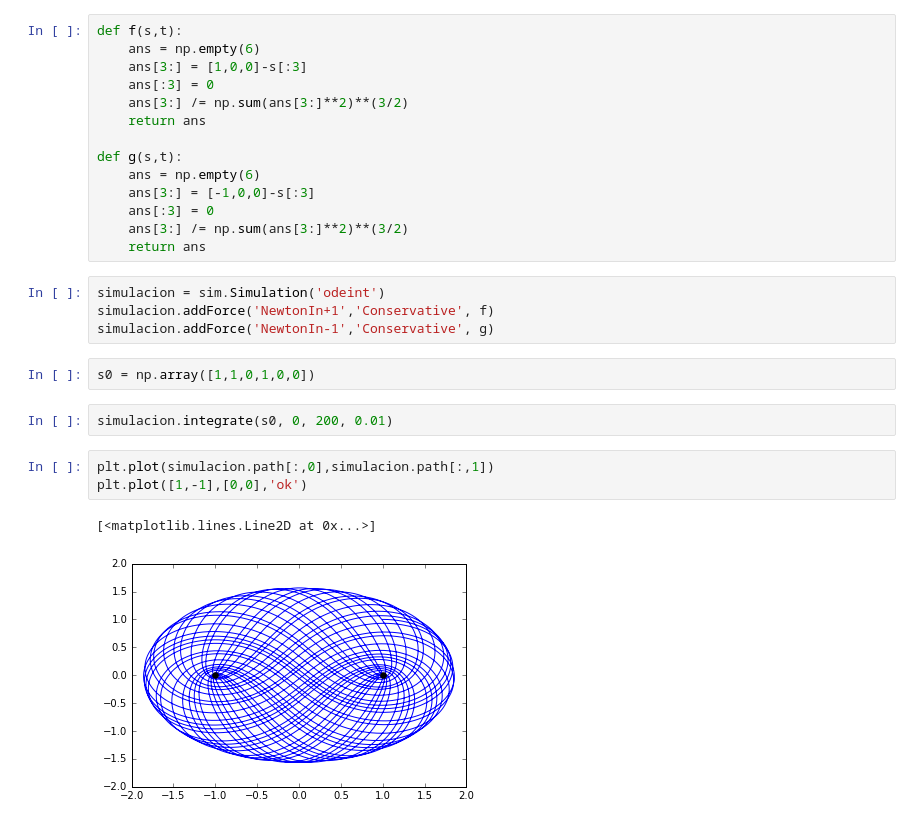
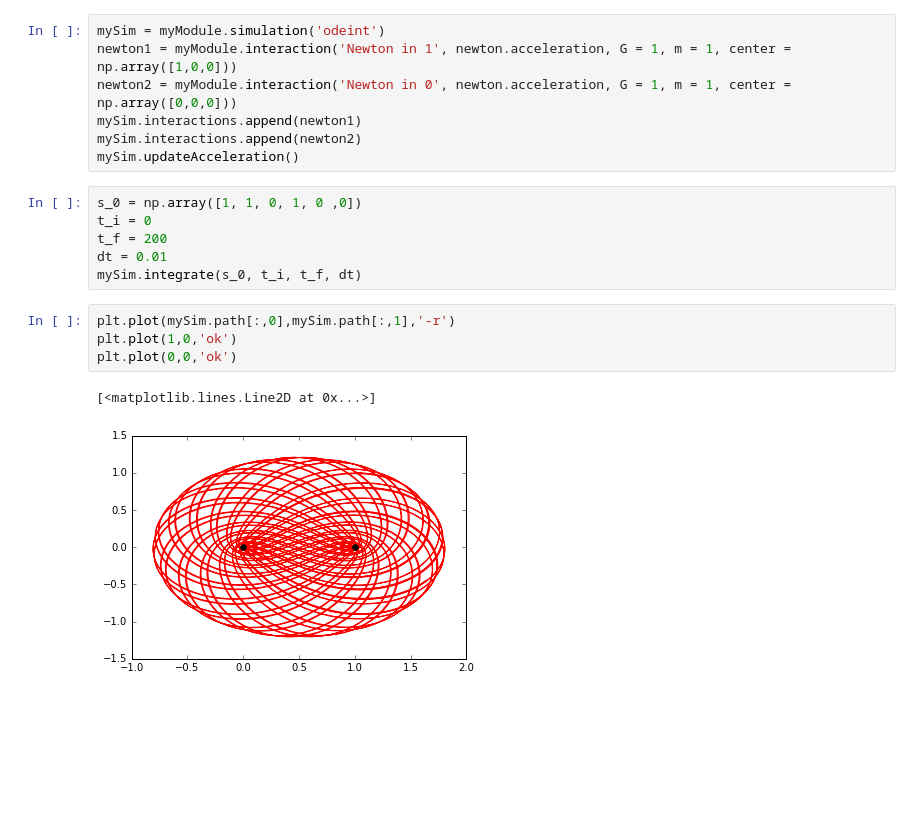
Before and after one commit to astroandes/BlackHole, a Jupyter notebook: leNew/Untitled.ipynb, the cells around one changed output. Cells and saved outputs as stored; diff of their text form; blank space fills up the shorter version.

```diff
--- a/leNew/Untitled.ipynb
+++ b/leNew/Untitled.ipynb
@@ -6,28 +7,20 @@ import sim
-# %%
-def f(s,t):
-    ans = np.empty(6)
-    ans[3:] = [1,0,0]-s[:3]
-    ans[:3] = 0
-    ans[3:] /= np.sum(ans[3:]**2)**(3/2)
-    return ans
-
-def g(s,t):
-    ans = np.empty(6)
-    ans[3:] = [-1,0,0]-s[:3]
-    ans[:3] = 0
-    ans[3:] /= np.sum(ans[3:]**2)**(3/2)
-    return ans
-# %%
-simulacion = sim.Simulation('odeint')
-simulacion.addForce('NewtonIn+1','Conservative', f)
-simulacion.addForce('NewtonIn-1','Conservative', g)
+# %%
+mySim = myModule.simulation('odeint')
+newton1 = myModule.interaction('Newton in 1', newton.acceleration, G = 1, m = 1, center = np.array([1,0,0]))
+newton2 = myModule.interaction('Newton in 0', newton.acceleration, G = 1, m = 1, center = np.array([0,0,0]))
+mySim.interactions.append(newton1)
+mySim.interactions.append(newton2)
+mySim.updateAcceleration()
 # %%
-s0 = np.array([1,1,0,1,0,0])
+s_0 = np.array([1, 1, 0, 1, 0 ,0])
+t_i = 0
+t_f = 200
+dt = 0.01
+mySim.integrate(s_0, t_i, t_f, dt)
-# %%
-simulacion.integrate(s0, 0, 200, 0.01)
 # %%
-plt.plot(simulacion.path[:,0],simulacion.path[:,1])
-plt.plot([1,-1],[0,0],'ok')
+plt.plot(mySim.path[:,0],mySim.path[:,1],'-r')
+plt.plot(1,0,'ok')
+plt.plot(0,0,'ok')
 # %% [output]
 [<matplotlib.lines.Line2D at 0x...>]
-[figure, old version]
+[figure, new version]
```
Also changed, not shown: parts of 1 cell of this notebook, 6 other files.
